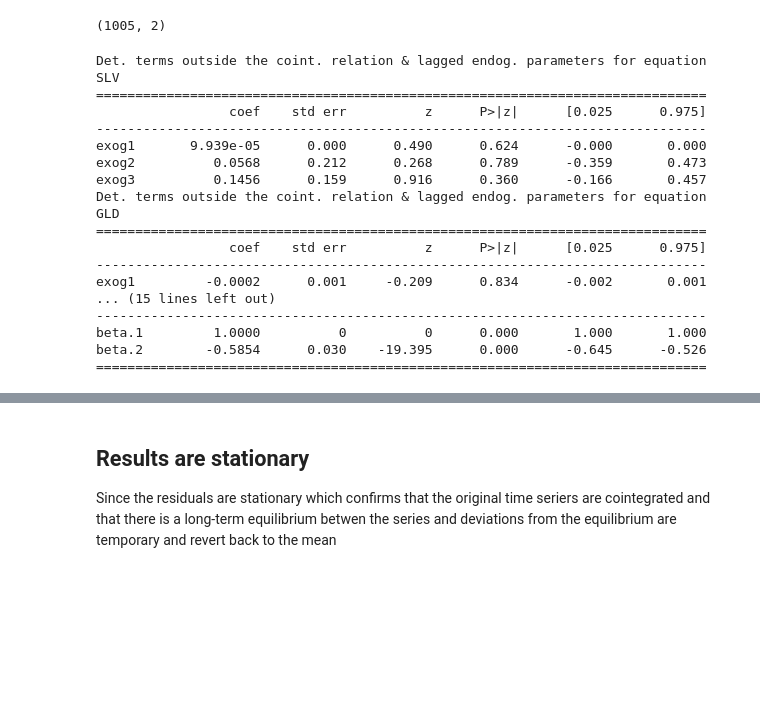
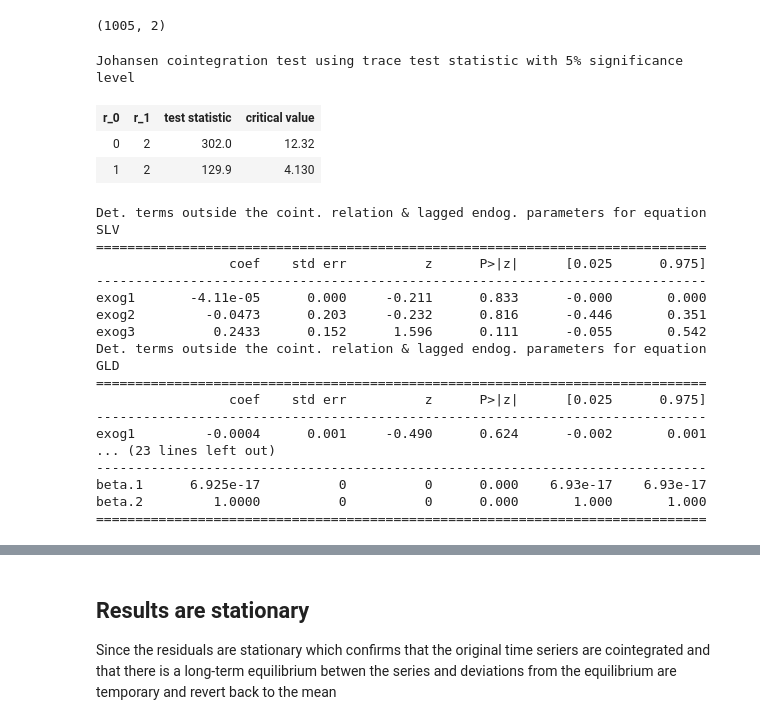
Before and after one commit to GTSF-Quantitative-Sector/sarima_forecast, a Jupyter notebook: VECM/VECM.ipynb, the cells around one changed output, grey strips where cells are left out. Saved outputs shown, nothing was run; the diff lists cells and outputs as text; code cells hidden in the pictures; blank space fills up the shorter version.

```diff
--- a/VECM/VECM.ipynb
+++ b/VECM/VECM.ipynb
@@ -335,9 +335,18 @@ slv_gld_merged.shape
 (1005, 2)
 # %%
 slv_gld_merged_aligned = slv_gld_merged.loc[macro_cycles_cleaned.index]
+# %%
+coint = select_coint_rank(slv_gld_merged_aligned, -1,0)
+coint.rank
+coint.summary()
+# %% [output]
+Johansen cointegration test using trace test statistic with 5% significance level
+| r_0 | r_1 | test statistic | critical value |
+| 0 | 2 | 302.0 | 12.32 |
+| 1 | 2 | 129.9 | 4.130 |
 # %%
 from statsmodels.tsa.vector_ar.vecm import VECM
-model = VECM(slv_gld_merged_aligned, k_ar_diff=0, coint_rank=1, exog=macro_cycles_cleaned)
+model = VECM(slv_gld_merged_aligned, k_ar_diff=0, coint_rank=2, exog=macro_cycles_cleaned)
 result = model.fit()
 residuals = result.resid
 
@@ -348,18 +357,18 @@ Det. terms outside the coint. relation & lagged endog. parameters for equation S
 ==============================================================================
                  coef    std err          z      P>|z|      [0.025      0.975]
 ------------------------------------------------------------------------------
-exog1       9.939e-05      0.000      0.490      0.624      -0.000       0.000
-exog2          0.0568      0.212      0.268      0.789      -0.359       0.473
-exog3          0.1456      0.159      0.916      0.360      -0.166       0.457
+exog1       -4.11e-05      0.000     -0.211      0.833      -0.000       0.000
+exog2         -0.0473      0.203     -0.232      0.816      -0.446       0.351
+exog3          0.2433      0.152      1.596      0.111      -0.055       0.542
 Det. terms outside the coint. relation & lagged endog. parameters for equation GLD
 ==============================================================================
                  coef    std err          z      P>|z|      [0.025      0.975]
 ------------------------------------------------------------------------------
-exog1         -0.0002      0.001     -0.209      0.834      -0.002       0.001
-... (15 lines left out)
+exog1         -0.0004      0.001     -0.490      0.624      -0.002       0.001
+... (23 lines left out)
 ------------------------------------------------------------------------------
-beta.1         1.0000          0          0      0.000       1.000       1.000
-beta.2        -0.5854      0.030    -19.395      0.000      -0.645      -0.526
+beta.1      6.925e-17          0          0      0.000    6.93e-17    6.93e-17
+beta.2         1.0000          0          0      0.000       1.000       1.000
 ==============================================================================
 # %%
 perform_stationarity_tests(residuals[:, 0], verbose=True)
```
Also changed, not shown: parts of 11 cells of this notebook.
